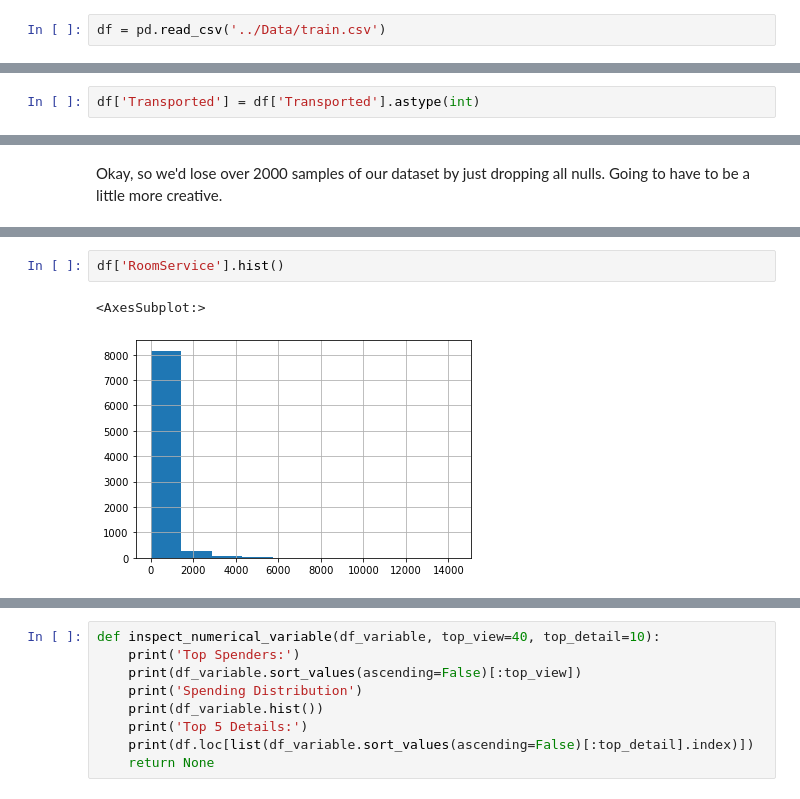
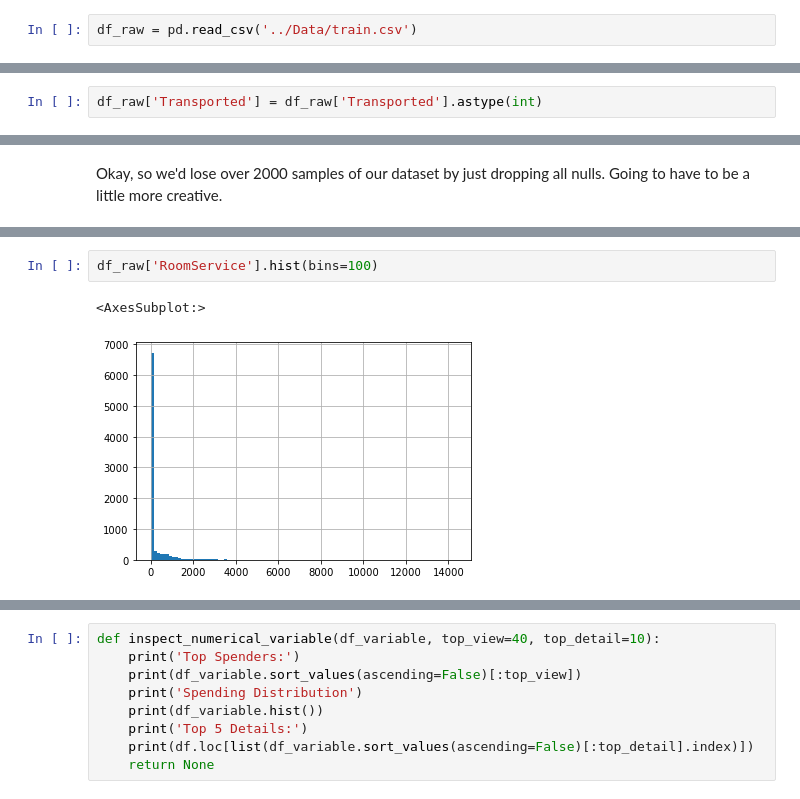
Before and after one commit to PaperArmada/Spaceship-Titanic, a Jupyter notebook: Code/00 - Data Ingest.ipynb, the cells around one changed output, grey strips where cells are left out. Saved outputs shown, nothing was run; the diff lists cells and outputs as text.

```diff
--- a/Code/00 - Data Ingest.ipynb
+++ b/Code/00 - Data Ingest.ipynb
@@ -6,3 +10,3 @@ import seaborn as sns
 # %%
-df = pd.read_csv('../Data/train.csv')
+df_raw = pd.read_csv('../Data/train.csv')
 # %%
@@ -19,5 +23,5 @@ df.shape
 # %% [output]
 (8693, 14)
 # %%
-df['Transported'] = df['Transported'].astype(int)
+df_raw['Transported'] = df_raw['Transported'].astype(int)
 # %%
@@ -109,8 +113,8 @@ df['RoomService'].sort_values(ascending=False)[:40]
 4287     4102.0
 Name: RoomService, dtype: float64
 # %%
-df['RoomService'].hist()
+df_raw['RoomService'].hist(bins=100)
 # %% [output]
 <AxesSubplot:>
-[figure, old version]
+[figure, new version]
 # %%
```
Also changed, not shown: parts of 44 cells of this notebook, 1 other file.
